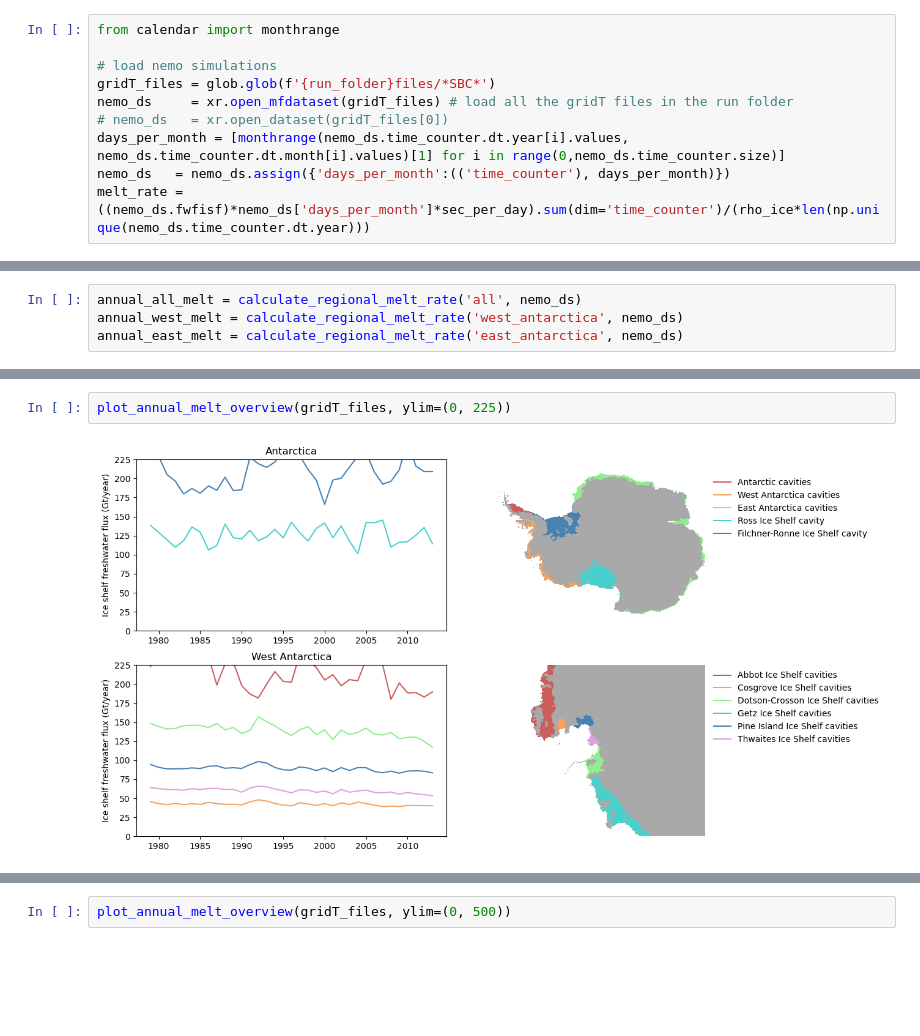
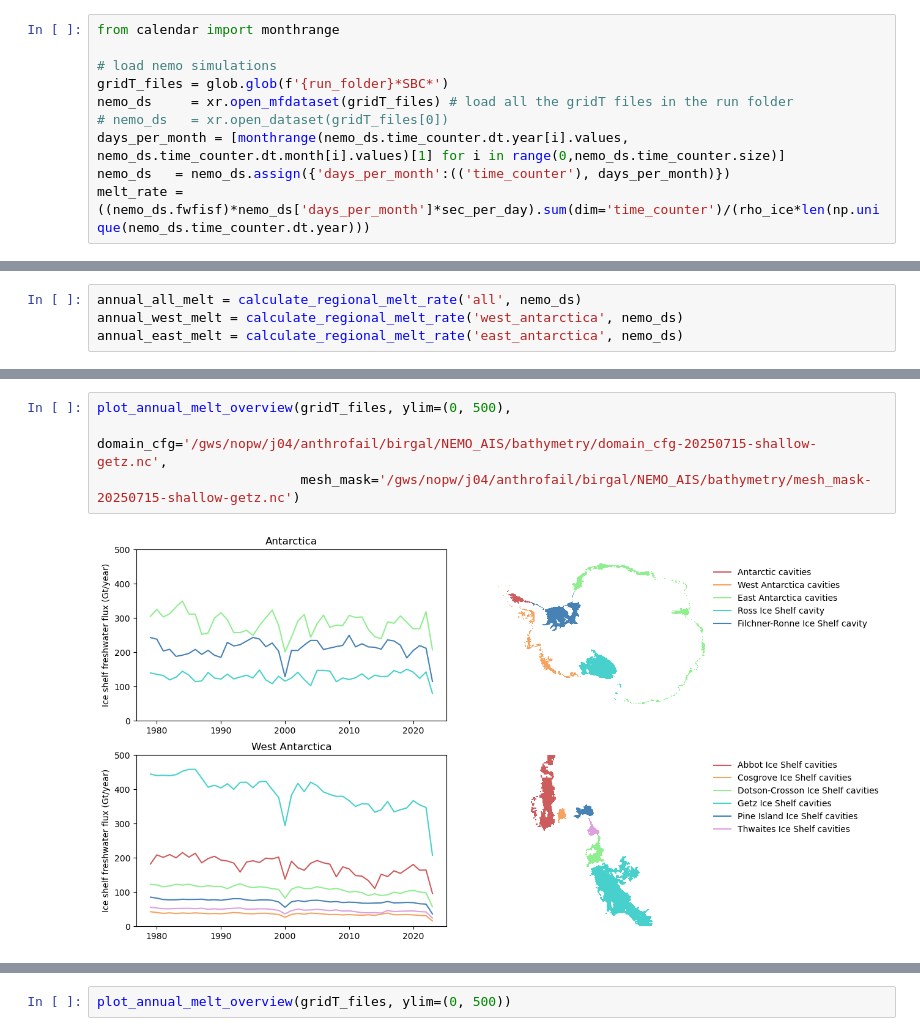
Before and after one commit to brogalla/analysis-birgal, a Jupyter notebook: nemo_config_setup/climate-experiments/melt-rates.ipynb, the cells around one changed output, grey strips where cells are left out. Cells and saved outputs as stored; diff of their text form; blank space fills up the shorter version.

```diff
--- a/nemo_config_setup/climate-experiments/melt-rates.ipynb
+++ b/nemo_config_setup/climate-experiments/melt-rates.ipynb
@@ -46,7 +47,7 @@ mesh_sub  = nemo_mesh_ds.isel(x=slice(450, 900), y=slice(130,350))
 from calendar import monthrange
 
 # load nemo simulations
-gridT_files = glob.glob(f'{run_folder}files/*SBC*')
+gridT_files = glob.glob(f'{run_folder}*SBC*')
 nemo_ds     = xr.open_mfdataset(gridT_files) # load all the gridT files in the run folder
 # nemo_ds   = xr.open_dataset(gridT_files[0])
 days_per_month = [monthrange(nemo_ds.time_counter.dt.year[i].values, nemo_ds.time_counter.dt.month[i].values)[1] for i in range(0,nemo_ds.time_counter.size)]
@@ -186,4 +209,6 @@ annual_east_melt = calculate_regional_melt_rate('east_antarctica', nemo_ds)
 # %%
-plot_annual_melt_overview(gridT_files, ylim=(0, 225))
+plot_annual_melt_overview(gridT_files, ylim=(0, 500),
+                          domain_cfg='/gws/nopw/j04/anthrofail/birgal/NEMO_AIS/bathymetry/domain_cfg-20250715-shallow-getz.nc',
+                          mesh_mask='/gws/nopw/j04/anthrofail/birgal/NEMO_AIS/bathymetry/mesh_mask-20250715-shallow-getz.nc')
 # %% [output]
-[figure, old version]
+[figure, new version]
```
Also changed, not shown: parts of 11 cells of this notebook, 1 other file.
